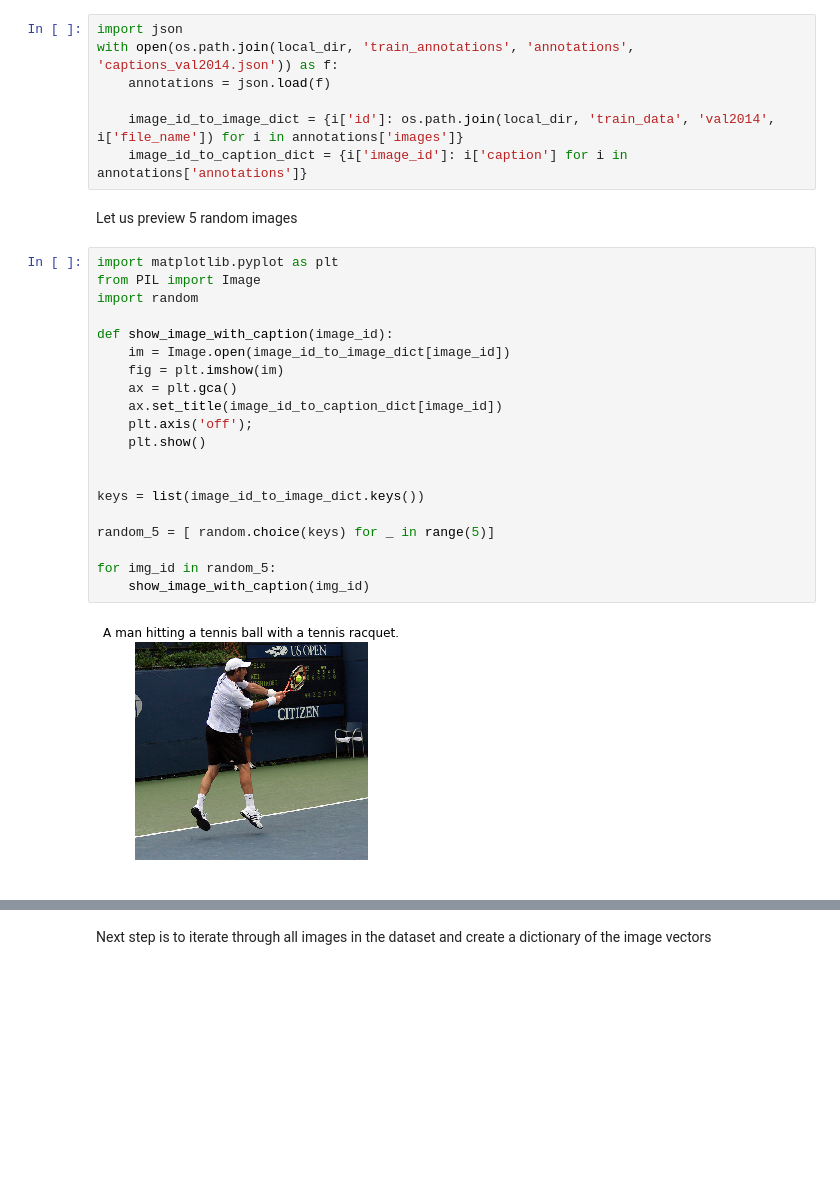
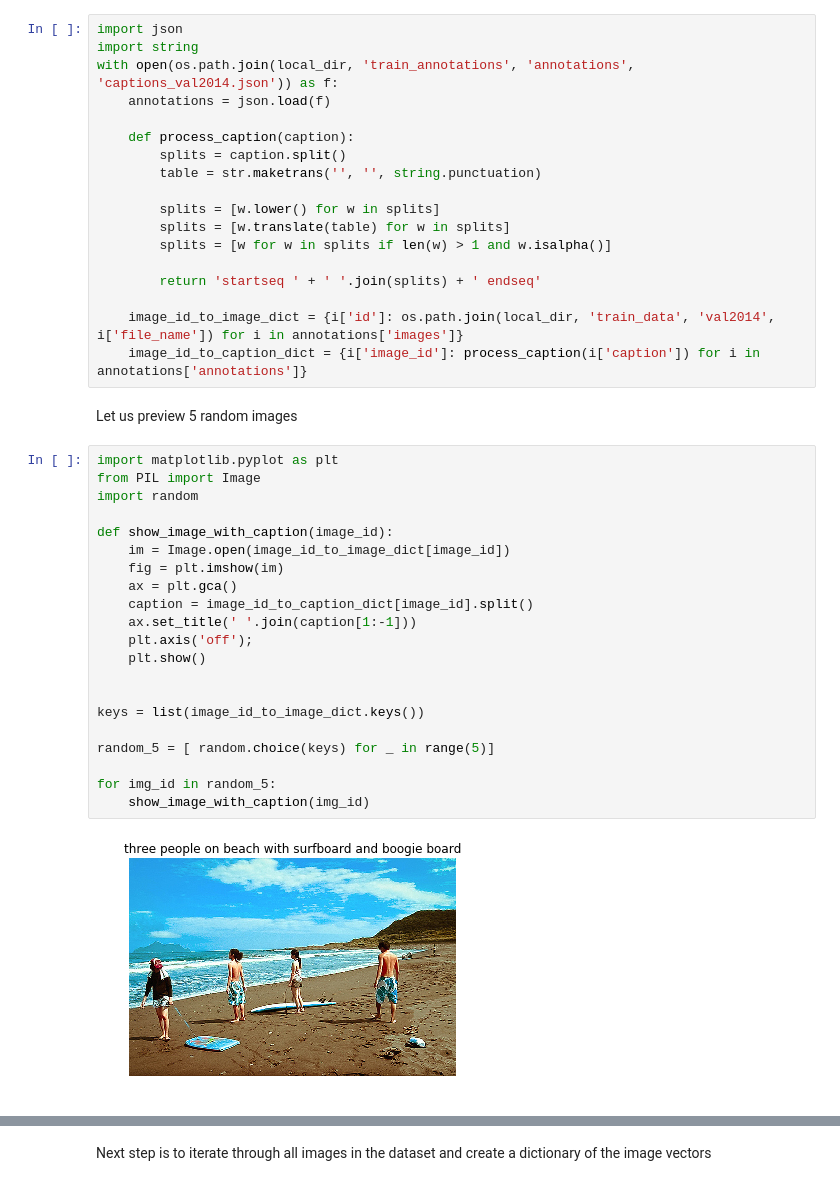
Before and after one commit to amolnayak311/nlp-with-tensorflow, a Jupyter notebook: 9. Image Captioning Using Keras.ipynb, the cells around one changed output, grey strips where cells are left out. Saved outputs shown, nothing was run; the diff lists cells and outputs as text; blank space fills up the shorter version.

```diff
--- a/9. Image Captioning Using Keras.ipynb
+++ b/9. Image Captioning Using Keras.ipynb
@@ -118,33 +118,45 @@ Zip file already extracted
 Create a dictionary of captions and image names
 # %%
 import json
+import string
 with open(os.path.join(local_dir, 'train_annotations', 'annotations', 'captions_val2014.json')) as f:
     annotations = json.load(f)
 
+    def process_caption(caption):
+        splits = caption.split()
+        table = str.maketrans('', '', string.punctuation)
+
+        splits = [w.lower() for w in splits]
+        splits = [w.translate(table) for w in splits]
+        splits = [w for w in splits if len(w) > 1 and w.isalpha()]
+
+        return 'startseq ' + ' '.join(splits) + ' endseq'
+
     image_id_to_image_dict = {i['id']: os.path.join(local_dir, 'train_data', 'val2014', i['file_name']) for i in annotations['images']}
-    image_id_to_caption_dict = {i['image_id']: i['caption'] for i in annotations['annotations']}
+    image_id_to_caption_dict = {i['image_id']: process_caption(i['caption']) for i in annotations['annotations']}
 # %% [markdown]
 
  Let us preview 5 random images
 # %%
 import matplotlib.pyplot as plt
 from PIL import Image
 import random
 
 def show_image_with_caption(image_id):
     im = Image.open(image_id_to_image_dict[image_id])
     fig = plt.imshow(im)
     ax = plt.gca()
-    ax.set_title(image_id_to_caption_dict[image_id])
+    caption = image_id_to_caption_dict[image_id].split()
+    ax.set_title(' '.join(caption[1:-1]))
     plt.axis('off');
     plt.show()
 
 
 keys = list(image_id_to_image_dict.keys())
 
 random_5 = [ random.choice(keys) for _ in range(5)]
 
 for img_id in random_5:
     show_image_with_caption(img_id)
 # %% [output]
-[figure, old version]
+[figure, new version]
```
Also changed, not shown: parts of 9 cells of this notebook, 1 other file.
